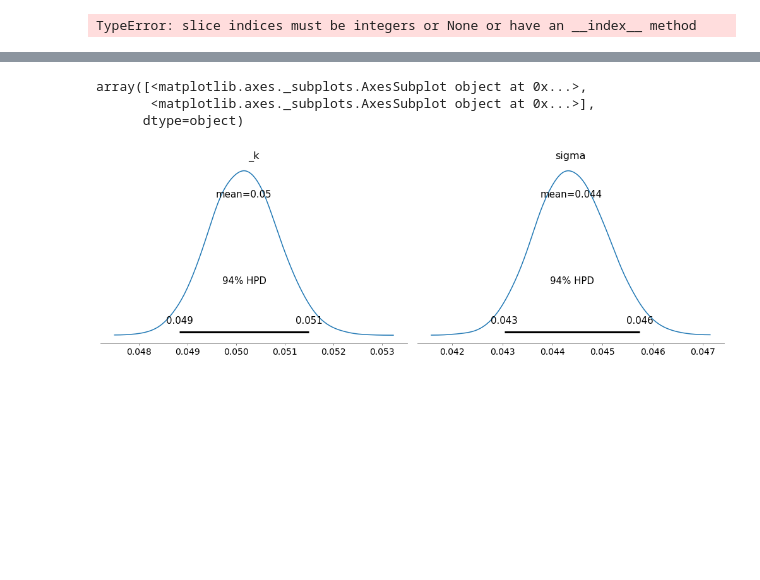
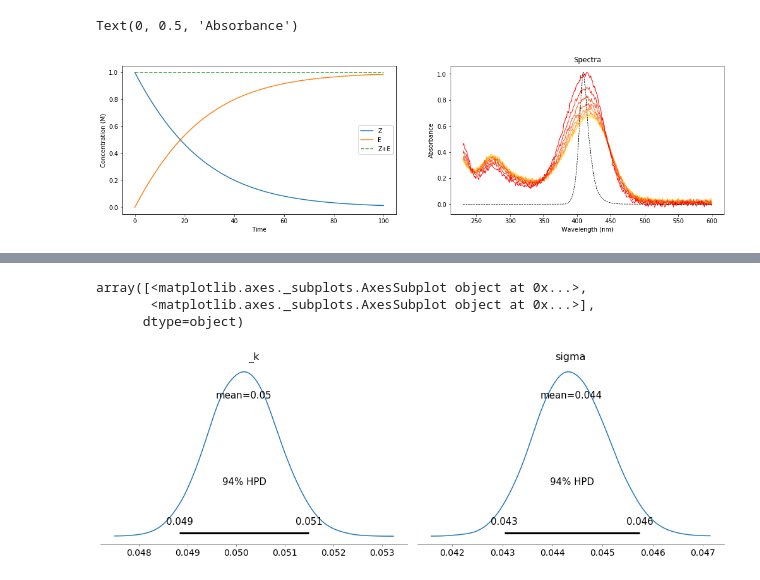
Before and after one commit to dmadea/Jupyter-Tutorials, a Jupyter notebook: MCMC/pymc3.ipynb, the cells around one changed output, grey strips where cells are left out. Cells and saved outputs as stored; diff of their text form; code cells hidden in the pictures; blank space fills up the shorter version.

```diff
--- a/MCMC/pymc3.ipynb
+++ b/MCMC/pymc3.ipynb
@@ -23,8 +21,8 @@ import pymc3 as pm
 from pymc3.ode import DifferentialEquation
 
 
-# path = r"C:\Users\dominik\Documents\Projects\Bilirubin\UV-Vis data"
-path = r"C:\Users\Dominik\Documents\MUNI\Organic Photochemistry\Projects\2019-Bilirubin project\UV-VIS\QY measurement\Photodiode\new setup"
+path = r"C:\Users\dominik\Documents\Projects\Bilirubin\UV-Vis data"
+# path = r"C:\Users\Dominik\Documents\MUNI\Organic Photochemistry\Projects\2019-Bilirubin project\UV-VIS\QY measurement\Photodiode\new setup"
 
 
 data_led = np.loadtxt(path + r'\LED sources.txt', delimiter='\t', skiprows=1)
@@ -63,11 +61,11 @@ def Phi(phis, lambda_C=400, wavelengths=None):
 
 # _lstsq_D = function([C, D], CC_plus_D)
 # %%
-# eps = np.loadtxt(r'C:\Users\dominik\Documents\GitHub Repositories\Jupyter-Tutorials\Photoreaction kinetics\fit-A.csv',
+eps = np.loadtxt(r'C:\Users\dominik\Documents\GitHub Repositories\Jupyter-Tutorials\Photoreaction kinetics\fit-A.csv',
+                 delimiter=',', skiprows=1)
+
+# eps = np.loadtxt(r'C:\Users\Dominik\Documents\MUNI\Organic Photochemistry\Projects\2019-Bilirubin project\UV-VIS\QY measurement\Photodiode\new setup\spectra_fit.csv',
 #                  delimiter=',', skiprows=1)
-
-eps = np.loadtxt(r'C:\Users\Dominik\Documents\MUNI\Organic Photochemistry\Projects\2019-Bilirubin project\UV-VIS\QY measurement\Photodiode\new setup\spectra_fit.csv',
-                 delimiter=',', skiprows=1)
 ST = eps[:, [1, 2]].T  # ST is a matrix of n x w
 ST /= ST.max()
 
@@ -97,23 +95,45 @@ const = np.log(10)
 eps = ST
 
 
-def dc_dt_py(c, t, p, _K):
-    q0 = p[0]
-    c_eps = c[..., None] * eps  # hadamard product
+def dc_dt_py(c, t):
+#     q0 = p[0]
+    c_eps = c[:, None] * eps  # hadamard product
     c_dot_eps = c_eps.sum(axis=0)
 
-    x_abs = c_eps * np.where(c_dot_eps <= 0.001, const - c_dot_eps * const * const / 2,
+    q = c_eps * np.where(c_dot_eps <= 0.001, const - c_dot_eps * const * const / 2,
                                      (1 - np.exp(-c_dot_eps * const)) / c_dot_eps) * I_source
 
-    product = np.matmul(_K, x_abs.T[..., None])  # w x n x 1
+    product = np.matmul(K, q.T[..., None]).squeeze()  # w x n x 1
 
-    return q0 / V * np.trapz(product, axis=0).squeeze()
+    return q0 / V * (product.sum(0) - (product[0] + product[-1]) / 2)
+
+#     return q0 / V * np.trapz(product, axis=0).squeeze()
+
+@njit(fastmath=True, parallel=False)
+def dc_dt_numba(c, t):
+    c_eps = c.reshape((-1, 1)) * eps  # hadamard product
+    c_dot_eps = c_eps.sum(0)
+
+    fk_factor = np.zeros_like(c_dot_eps)
+    for i in prange(c_dot_eps.shape[0]):
+        if c_dot_eps[i] < 0.001:
+            fk_factor[i] = const - c_dot_eps[i] * const * const / 2
+        else:
+            fk_factor[i] = (1 - np.exp(-c_dot_eps[i] * const)) / c_dot_eps[i]
+
+    q = c_eps * fk_factor * I_source
+
+    product = np.zeros((c_dot_eps.shape[0], c.shape[0]))
+    for i in prange(c_dot_eps.shape[0]):
+        product[i] = K[i].dot(q[:, i])
+
+    return q0 / V * (product.sum(0) - (product[0] + product[-1]) / 2)
 
 
 def dc_dt(c, t, p):
     q0 = p[0]
 
-    c_eps = c[..., None] * eps  # hadamard product
+    c_eps = c[:, None] * eps  # hadamard product
 
     c_dot_eps = c_eps.sum(axis=0)
 
@@ -139,14 +159,14 @@ def dc_dt(c, t, p):
 #     return q0 / V * np.trapz(_product, axis=0).squeeze()
 
 
-t_y = T.vector("y", dtype='float64')
-t_t = T.scalar("t", dtype='float64')
-t_p = T.vector("p", dtype='float64')
-# K = T.tensor3("_K", dtype='float64')
+# t_y = T.vector("y", dtype='float64')
+# t_t = T.scalar("t", dtype='float64')
+# t_p = T.vector("p", dtype='float64')
+# # K = T.tensor3("_K", dtype='float64')
 
 
-_func_theano = dc_dt(t_y, t_t, t_p)
-func = function([t_y, t_t, t_p], _func_theano, on_unused_input='warn')
+# _func_theano = dc_dt(t_y, t_t, t_p)
+# func = function([t_y, t_t, t_p], _func_theano, on_unused_input='warn')
 
 # theano.config.blas.ldflags='-lmkl_rt'
 
@@ -173,32 +193,38 @@ func = function([t_y, t_t, t_p], _func_theano, on_unused_input='warn')
 
 # np.allclose(C, C_py, rtol=1e-8)
 
+# dc_dt_numba(np.asarray([1, 0]), 0)
 
-# C = odeint(func, [c0, 0], times, args=((q0,), K))
+C = odeint(dc_dt_py, [c0, 0], times)   #, args=((q0
+# %timeit C_numba = odeint(dc_dt_numba, [c0, 0], times)   #, args=((q0,),))
+
+# np.allclose(C, C_numba, rtol=1e-8)
+
 
 names = ['Z', 'E', 'HL', 'Unknown']
 
 plt.rcParams['figure.figsize'] = [18, 10]
 plt.subplot(2, 2, 1)
 for i in range(K.shape[2]):
     plt.plot(times, C[:, i], label=names[i])
 plt.plot(times, C.sum(axis=1), label='+'.join(names[0:2]), linestyle='--')
 plt.xlabel('Time')
 plt.ylabel('Concentration (M)')
 plt.legend()
 
 D = C @ ST  # compute data matrix
 D_obs = np.random.normal(D, 0.01)
 
 
 # plot time-dependent spectra
 t = times.shape[0]
 plt.subplot(2, 2, 2)
 for i in reversed(range(0, t, 10)):
     plt.plot(wavelengths, D_obs[i], color=(1, i/t, 0, (t-i/1.4)/t), label='$t = {}$'.format(times[i]), lw=1)
 plt.plot(wavelengths, D_obs.max() * I_source / I_source.max(), label='irrsource', linestyle='--', color='black', lw=0.8)
 plt.title("Spectra")
 plt.xlabel('Wavelength (nm)')
 plt.ylabel('Absorbance')
 # %% [output]
-TypeError: slice indices must be integers or None or have an __index__ method
+Text(0, 0.5, 'Absorbance')
+[figure, added]
```
Also changed, not shown: parts of 8 cells of this notebook, 1 other file.
